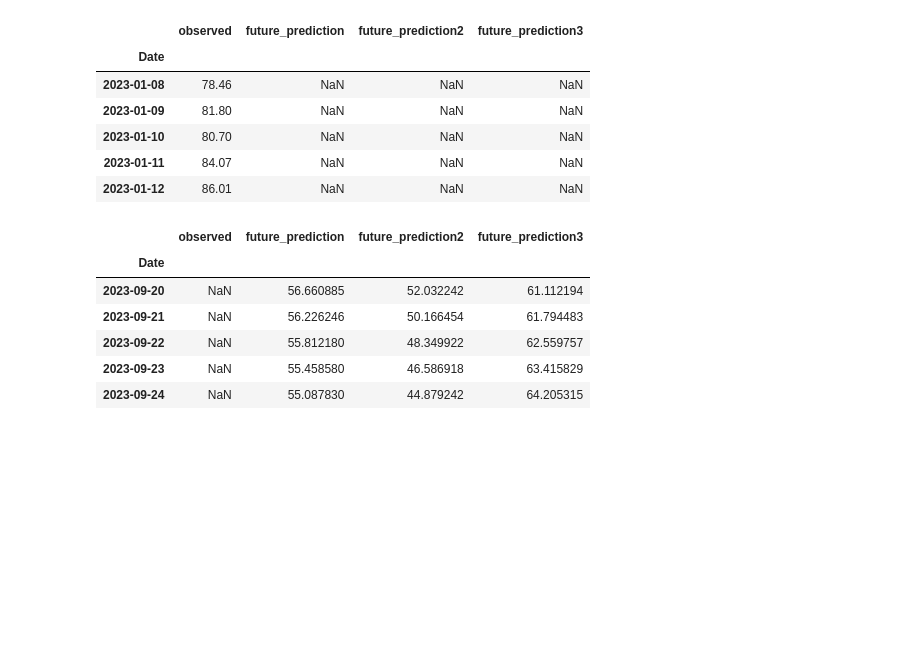
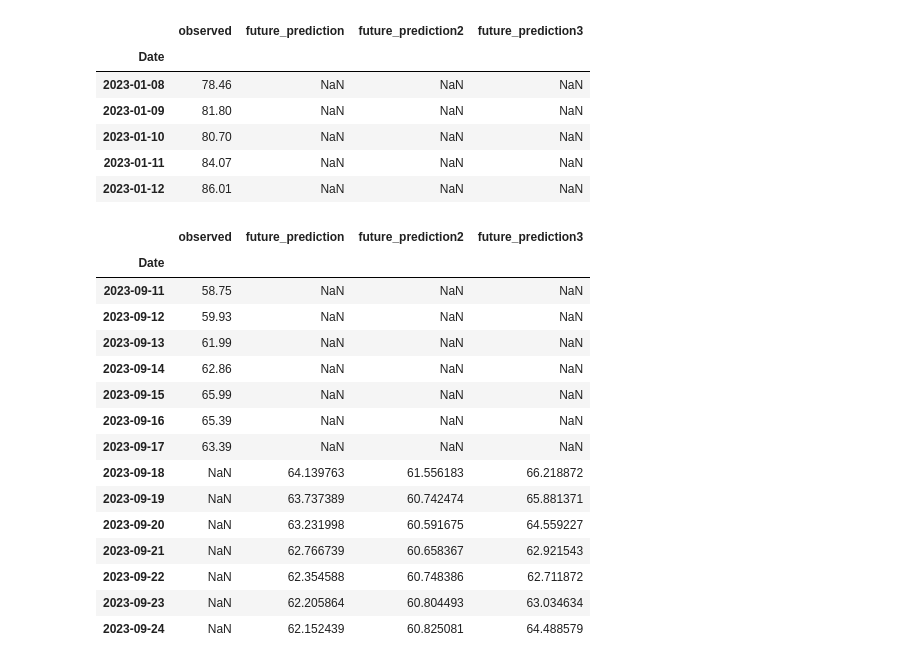
Before and after one commit to mtolan2023/crypto_forecast, a Jupyter notebook: model_deployment_ltc.ipynb, the cells around one changed output. Cells and saved outputs as stored; diff of their text form; code cells hidden in the pictures; blank space fills up the shorter version.

```diff
--- a/model_deployment_ltc.ipynb
+++ b/model_deployment_ltc.ipynb
@@ -200,42 +200,0 @@ model3 = load_model("H5_Files/ltc_7_day_2.h5")
-# %%
-#build predictions for second 2 models
-
-# Initialize an array to store predictions
-predictions2 = []
-prediction_range2 = 7
-
-
-# Use the last n_steps data points from the training set to make predictions
-current_batch = log_transformed_data[-1].reshape((1, 7, 1))
-initial_date = dates[-1]
-
-for i in range(prediction_range2):  # Generate predictions for 7 days
-    # Predict the next data point
-    current_pred = model2.predict(current_batch)[0,0]
-
-    # Append the prediction to the list of predictions
-    predictions2.append(current_pred)
-
-    # Shift the current batch one step forward
-    current_batch = np.roll(current_batch, shift=-1, axis=1)
-    current_batch[0, -1, 0] = current_pred
-
-# Initialize an array to store predictions
-predictions3 = []
-prediction_range3 = 7
-
-
-# Use the last n_steps data points from the training set to make predictions
-current_batch = log_transformed_data[-1].reshape((1, 7, 1))
-initial_date = dates[-1]
-
-for i in range(prediction_range3):  # Generate predictions for 7 days
-    # Predict the next data point
-    current_pred = model3.predict(current_batch)[0,0]
-
-    # Append the prediction to the list of predictions
-    predictions3.append(current_pred)
-
-    # Shift the current batch one step forward
-    current_batch = np.roll(current_batch, shift=-1, axis=1)
-    current_batch[0, -1, 0] = current_pred
@@ -277,12 +300,21 @@ past_future_df.head()
 | 2023-01-11 | 84.07 | NaN | NaN | NaN |
 | 2023-01-12 | 86.01 | NaN | NaN | NaN |
 # %%
-past_future_df.tail()
+past_future_df.tail(14)
 # %% [output]
 |  | observed | future_prediction | future_prediction2 | future_prediction3 |
 | Date |  |  |  |  |
-| 2023-09-20 | NaN | 56.660885 | 52.032242 | 61.112194 |
-| 2023-09-21 | NaN | 56.226246 | 50.166454 | 61.794483 |
-| 2023-09-22 | NaN | 55.812180 | 48.349922 | 62.559757 |
-| 2023-09-23 | NaN | 55.458580 | 46.586918 | 63.415829 |
-| 2023-09-24 | NaN | 55.087830 | 44.879242 | 64.205315 |
+| 2023-09-11 | 58.75 | NaN | NaN | NaN |
+| 2023-09-12 | 59.93 | NaN | NaN | NaN |
+| 2023-09-13 | 61.99 | NaN | NaN | NaN |
+| 2023-09-14 | 62.86 | NaN | NaN | NaN |
+| 2023-09-15 | 65.99 | NaN | NaN | NaN |
+| 2023-09-16 | 65.39 | NaN | NaN | NaN |
+| 2023-09-17 | 63.39 | NaN | NaN | NaN |
+| 2023-09-18 | NaN | 64.139763 | 61.556183 | 66.218872 |
+| 2023-09-19 | NaN | 63.737389 | 60.742474 | 65.881371 |
+| 2023-09-20 | NaN | 63.231998 | 60.591675 | 64.559227 |
+| 2023-09-21 | NaN | 62.766739 | 60.658367 | 62.921543 |
+| 2023-09-22 | NaN | 62.354588 | 60.748386 | 62.711872 |
+| 2023-09-23 | NaN | 62.205864 | 60.804493 | 63.034634 |
+| 2023-09-24 | NaN | 62.152439 | 60.825081 | 64.488579 |
```
Also changed, not shown: parts of 10 cells of this notebook, 9 other files.
